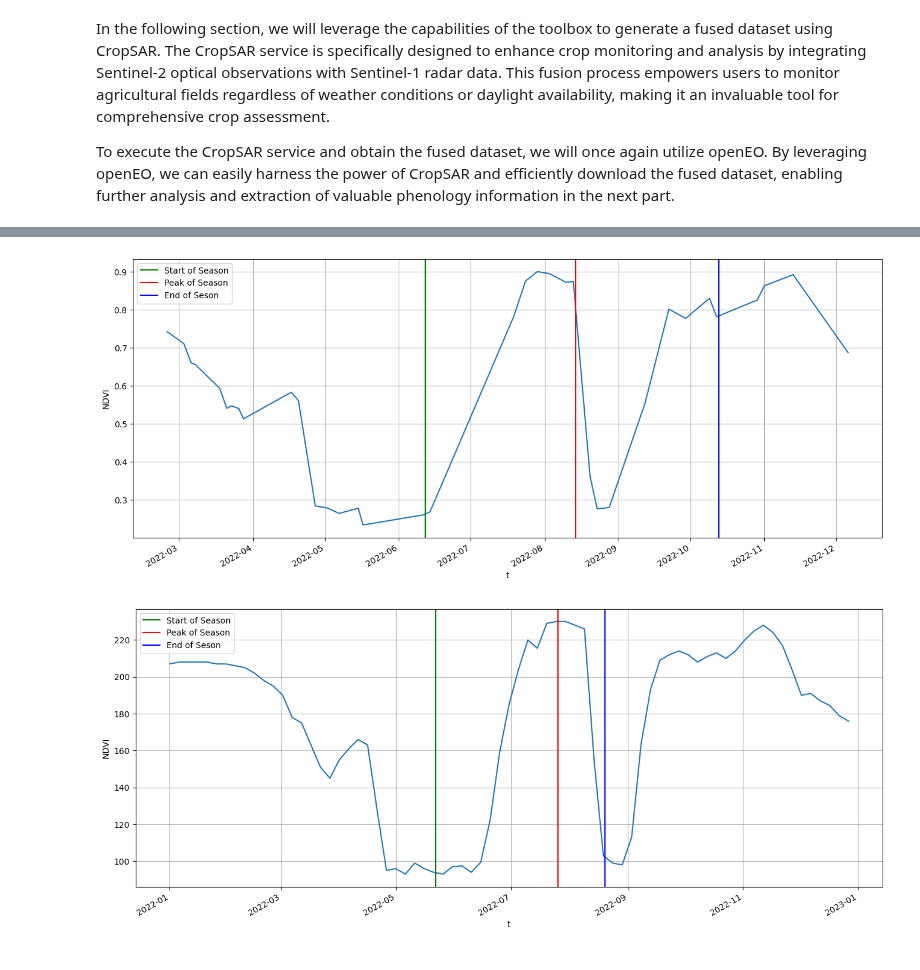
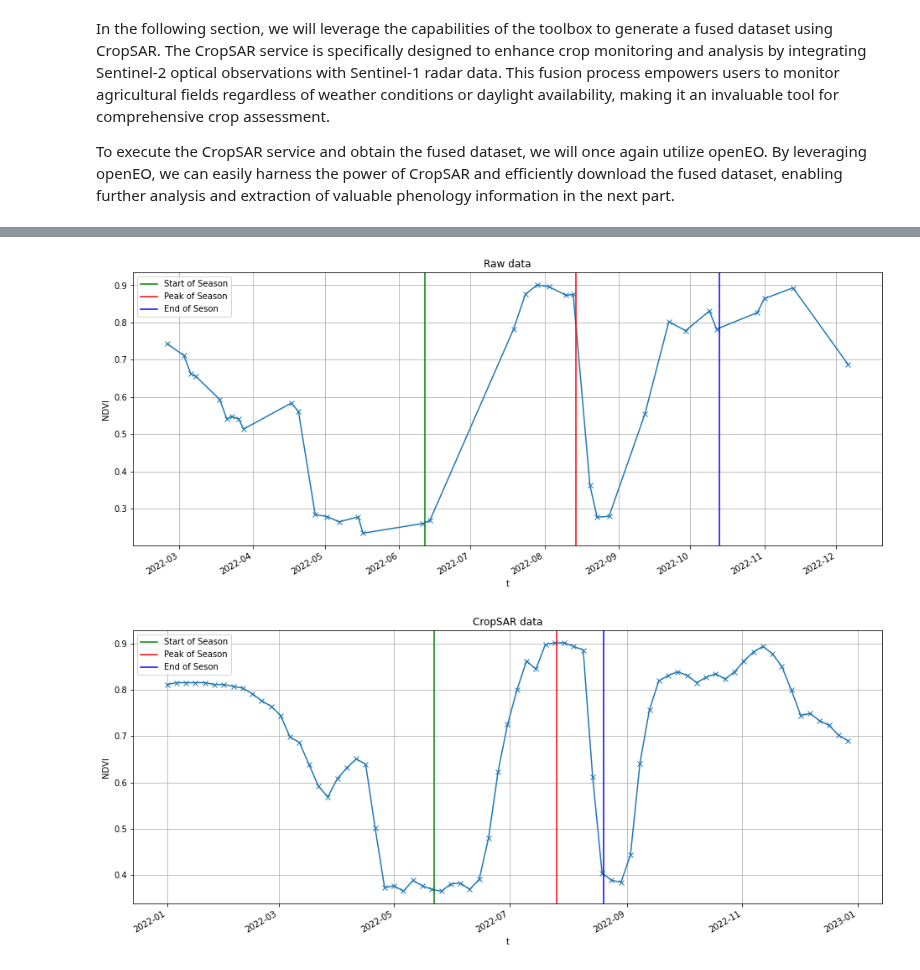
Before and after one commit to Open-EO/FuseTS, a Jupyter notebook: notebooks/FOSS4G/FOSS4G - Tutorial.ipynb, the cells around one changed output, grey strips where cells are left out. Saved outputs shown, nothing was run; the diff lists cells and outputs as text; code cells hidden in the pictures.

```diff
--- a/notebooks/FOSS4G/FOSS4G - Tutorial.ipynb
+++ b/notebooks/FOSS4G/FOSS4G - Tutorial.ipynb
@@ -158,3 +159,10 @@ cropsar_job = cropsar_cube.execute_batch(
 # %%
 cropsar_ds = xarray.load_dataset(cropsar_output_file)
-cropsar = cropsar_ds.NDVI.rename({'t': 'time'})
+cropsar = cropsar_ds.NDVI.rename({"t": "time"}) / 255  # from uint8 to float21
+
+fig, ax = plt.subplots(figsize=(16, 6))
+
+raw_ndvi.median(dim=["x", "y"]).plot(ax=ax, label='Raw NDVI')
+cropsar.median(dim=["x", "y"]).plot(ax=ax, label='CropSAR fused NDVI')
+ax.legend()
+ax.grid()
@@ -224,27 +203,31 @@ Phenometrics calculated successfully!
 # %%
+# utility function to plot extracted phenology metrics
 def showPlot(title, data, phenology):
-    average = data.median(dim=['x', 'y'])
+    average = data.median(dim=["x", "y"])
 
-    sos = phenology.sos_times.median(dim=['x', 'y']).values.take(0)
-    pos = phenology.pos_times.median(dim=['x', 'y']).values.take(0)
-    eos = phenology.eos_times.median(dim=['x', 'y']).values.take(0)
+    sos = phenology.sos_times.median(dim=["x", "y"]).values.take(0)
+    pos = phenology.pos_times.median(dim=["x", "y"]).values.take(0)
+    eos = phenology.eos_times.median(dim=["x", "y"]).values.take(0)
 
     sos_date = datetime.datetime(year, 1, 1) + datetime.timedelta(days=sos)
     pos_date = datetime.datetime(year, 1, 1) + datetime.timedelta(days=pos)
     eos_date = datetime.datetime(year, 1, 1) + datetime.timedelta(days=eos)
 
-    plt.figure(figsize= (16,6))
-    plt.title(title)
-    average.plot()
-    plt.ylabel ('NDVI')
-    plt.axvline(x = sos_date, color = 'g', label = 'Start of Season')
-    plt.axvline(x = pos_date, color = 'r', label = 'Peak of Season')
-    plt.axvline(x = eos_date, color = 'b', label = 'End of Seson')
-    plt.grid(True)
-    plt.legend()
+    _, ax = plt.subplots(figsize=(16, 6))
+
+    average.plot.line("C0x-")
+    ax.axvline(x=sos_date, color="g", label="Start of Season")
+    ax.axvline(x=pos_date, color="r", label="Peak of Season")
+    ax.axvline(x=eos_date, color="b", label="End of Seson")
+
+    ax.set_ylabel("NDVI")
+    ax.set_title(title)
+    ax.grid(True)
+    ax.legend()
+
 
 showPlot("Raw data", raw_ndvi, raw_phenology)
 showPlot("CropSAR data", cropsar, cropsar_phenology)
 # %% [output]
-[figure, old version]
+[figure, new version]
-[figure, old version]
+[figure, new version]
```
Also changed, not shown: parts of 17 cells of this notebook.
